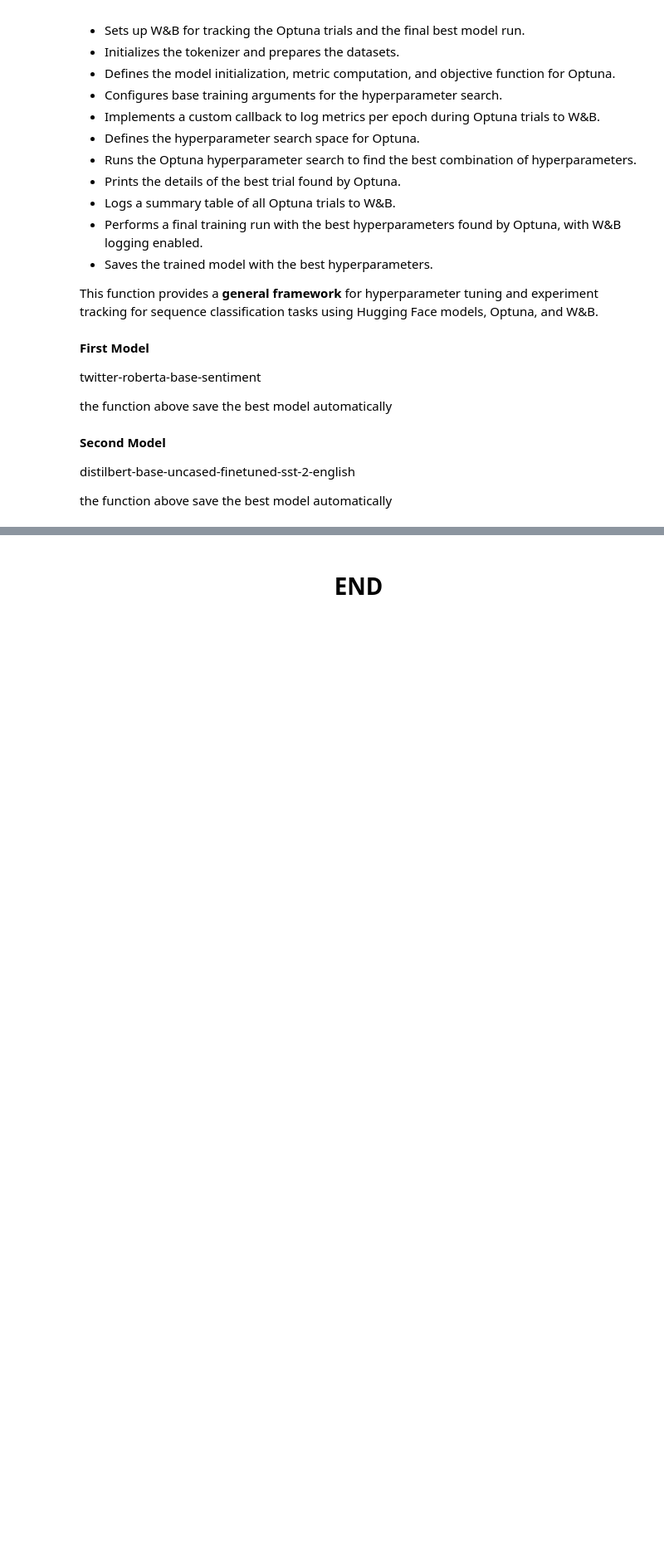
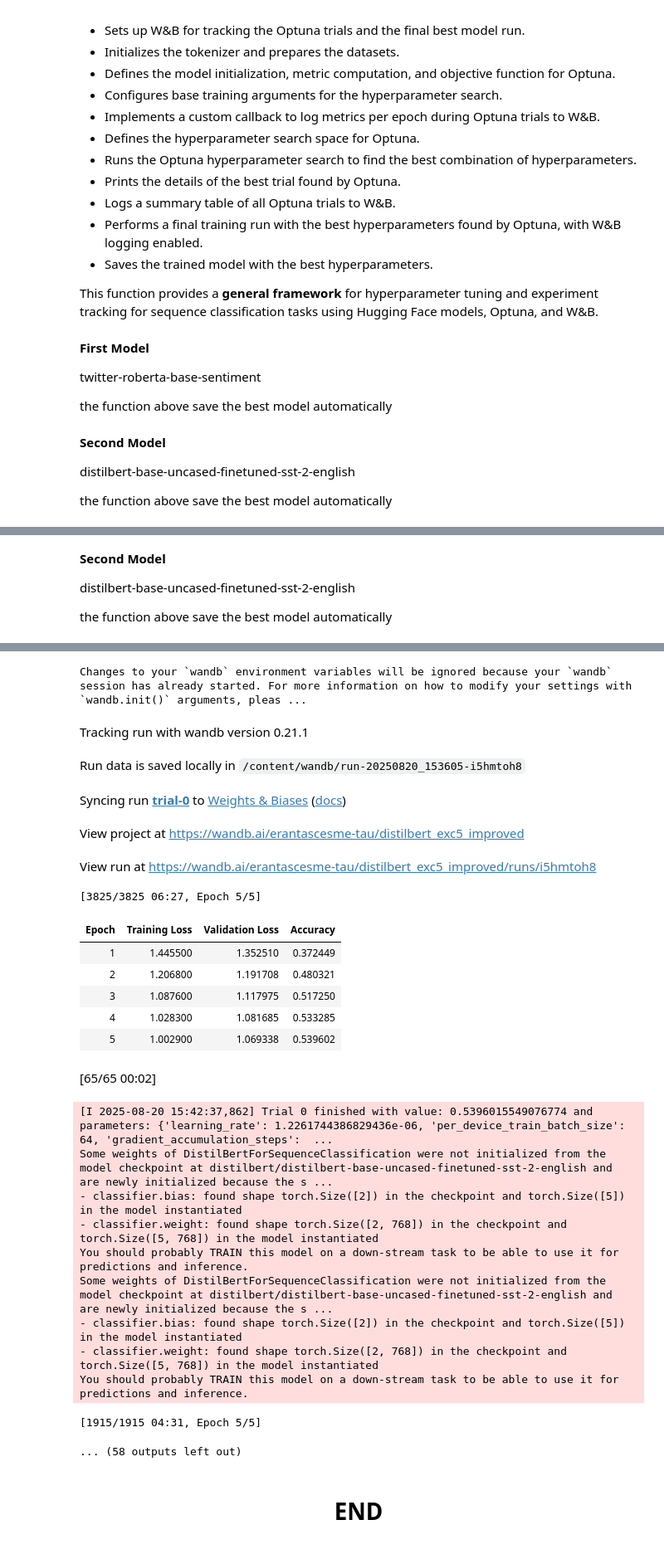
Before and after one commit to erantascesme/Advanced_Topics_in_Dl_Project, a Jupyter notebook: notebooks/Training_exc_5.ipynb, the cells around one changed output, grey strips where cells are left out. Shown: that part at 83% size. Cells and saved outputs as stored; diff of their text form; code cells hidden in the pictures; blank space fills up the shorter version.

```diff
--- a/notebooks/Training_exc_5.ipynb
+++ b/notebooks/Training_exc_5.ipynb
@@ -345,0 +607,27 @@ best_model_distil_path, best_distil_run = train_with_optuna_wandb(
+# %% [markdown]
+**Second Model**
+
+distilbert-base-uncased-finetuned-sst-2-english
+
+the function above save the best model automatically
+# %%
+# --- Configuration ---
+PROJECT_NAME = "distilbert_exc5_improved"
+MODEL_NAME = "distilbert/distilbert-base-uncased-finetuned-sst-2-english"
+N_TRIALS = 12 # Number of Optuna trials to run
+N_EPOCHS = 5 # Number of epochs for each training run
+
+# --- Run the experiment ---
+best_model_path, best_params = run_hyperparameter_search_and_train(
+    project_name=PROJECT_NAME,
+    model_name=MODEL_NAME,
+    train_dataset=train_dataset,
+    eval_dataset=eval_dataset,
+    test_dataset=test_dataset,
+    num_labels=5,
+    n_trials=N_TRIALS,
+    num_train_epochs=N_EPOCHS
+)
+
+print(f"Best hyperparameters: {best_params}")
+# %% [output]
@@ -346,2 +643,27 @@ best_model_distil_path, best_distil_run = train_with_optuna_wandb(
+Changes to your `wandb` environment variables will be ignored because your `wandb` session has already started. For more information on how to modify your settings with `wandb.init()` arguments, pleas ...
+Tracking run with wandb version 0.21.1
+Run data is saved locally in /content/wandb/run-20250820_153605-i5hmtoh8
+Syncing run trial-0 to Weights & Biases (docs)
+View project at https://wandb.ai/erantascesme-tau/distilbert_exc5_improved
+View run at https://wandb.ai/erantascesme-tau/distilbert_exc5_improved/runs/i5hmtoh8
+[3825/3825 06:27, Epoch 5/5]
+| Epoch | Training Loss | Validation Loss | Accuracy |
+| 1 | 1.445500 | 1.352510 | 0.372449 |
+| 2 | 1.206800 | 1.191708 | 0.480321 |
+| 3 | 1.087600 | 1.117975 | 0.517250 |
+| 4 | 1.028300 | 1.081685 | 0.533285 |
+| 5 | 1.002900 | 1.069338 | 0.539602 |
+[65/65 00:02]
+[I 2025-08-20 15:42:37,862] Trial 0 finished with value: 0.5396015549076774 and parameters: {'learning_rate': 1.2261744386829436e-06, 'per_device_train_batch_size': 64, 'gradient_accumulation_steps':  ...
+Some weights of DistilBertForSequenceClassification were not initialized from the model checkpoint at distilbert/distilbert-base-uncased-finetuned-sst-2-english and are newly initialized because the s ...
+- classifier.bias: found shape torch.Size([2]) in the checkpoint and torch.Size([5]) in the model instantiated
+- classifier.weight: found shape torch.Size([2, 768]) in the checkpoint and torch.Size([5, 768]) in the model instantiated
+You should probably TRAIN this model on a down-stream task to be able to use it for predictions and inference.
+Some weights of DistilBertForSequenceClassification were not initialized from the model checkpoint at distilbert/distilbert-base-uncased-finetuned-sst-2-english and are newly initialized because the s ...
+- classifier.bias: found shape torch.Size([2]) in the checkpoint and torch.Size([5]) in the model instantiated
+- classifier.weight: found shape torch.Size([2, 768]) in the checkpoint and torch.Size([5, 768]) in the model instantiated
+You should probably TRAIN this model on a down-stream task to be able to use it for predictions and inference.
+[1915/1915 04:31, Epoch 5/5]
+... (58 outputs left out)
 # %% [markdown]
 <center><h1>END</h1></center>
```
Also changed, not shown: parts of 15 cells of this notebook, 3 other files.
